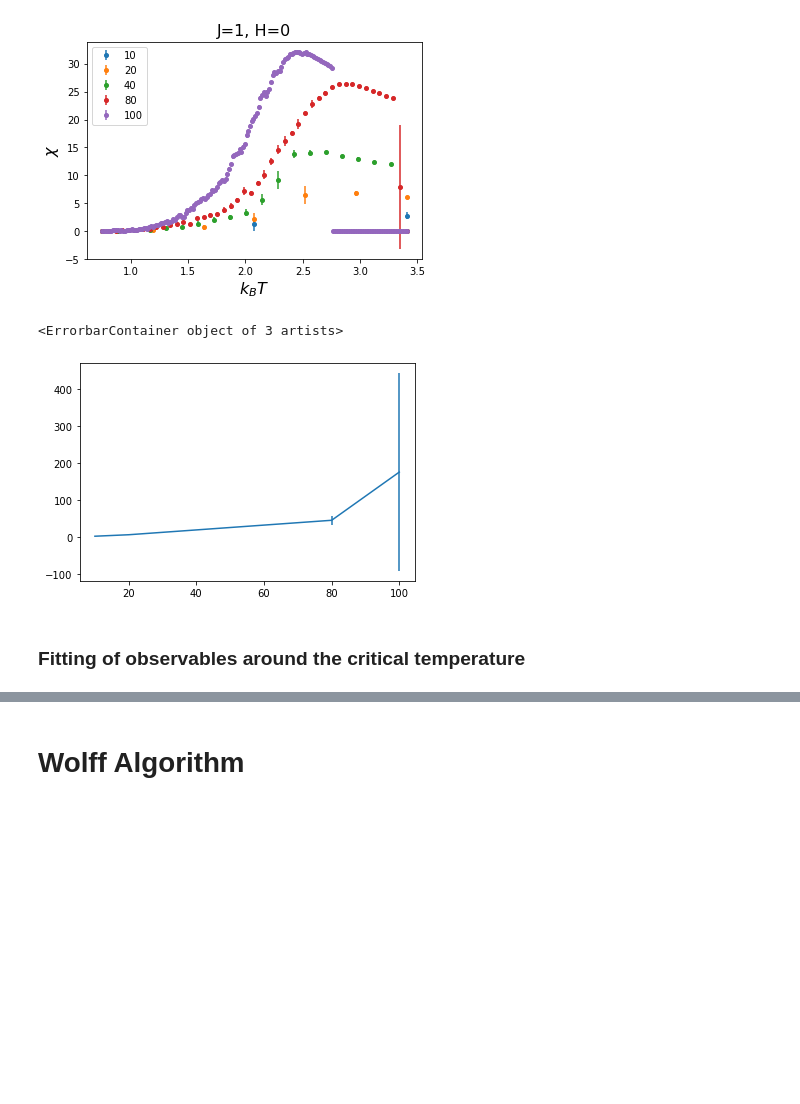
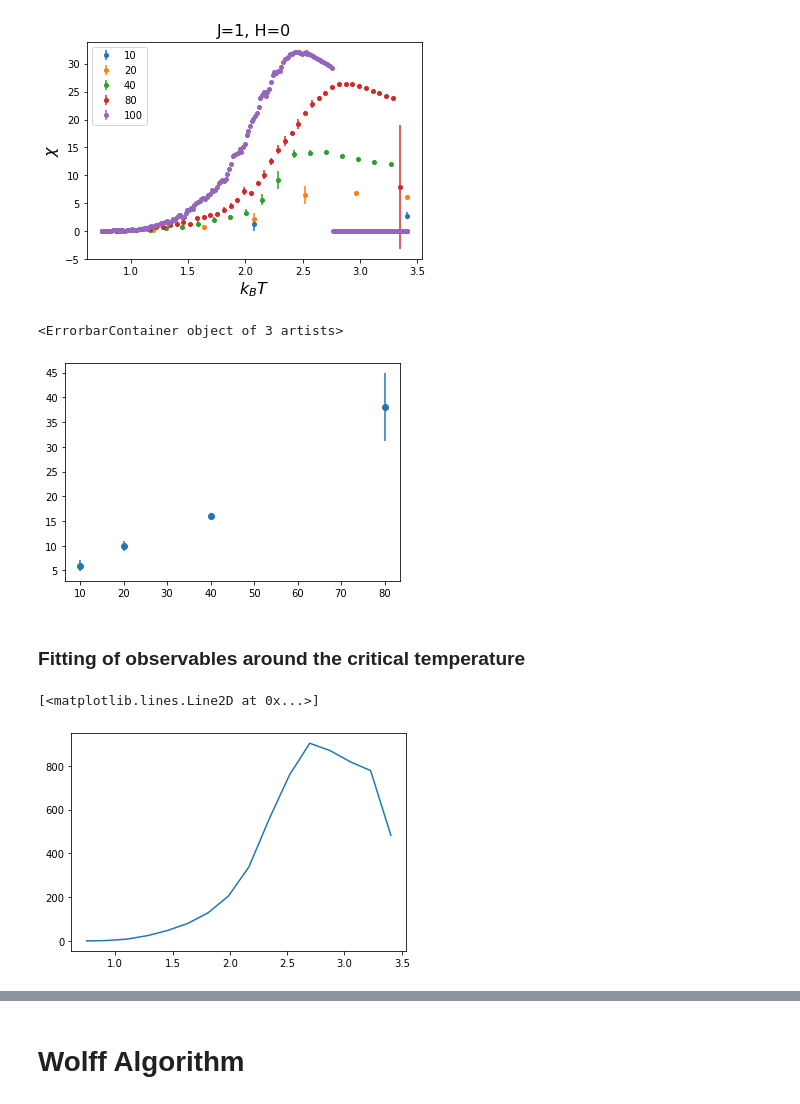
Before and after one commit to bernwo/AP3082-Ising-Model, a Jupyter notebook: scripts/results.ipynb, the cells around one changed output, grey strips where cells are left out. Saved outputs shown, nothing was run; the diff lists cells and outputs as text; code cells hidden in the pictures; blank space fills up the shorter version.

```diff
--- a/scripts/results.ipynb
+++ b/scripts/results.ipynb
@@ -129,10 +131,10 @@ for mag in magnets:
     taus.append(np.array(mag)[3])
     error_taus.append(np.array(mag)[4])
 taus
-plt.errorbar(lengths,taus,yerr=np.concatenate(error_taus))
+plt.errorbar(lengths[:-2],taus[:-2],yerr=np.concatenate(error_taus[:-2]),fmt='o')
 # %% [output]
 <ErrorbarContainer object of 3 artists>
-[figure, old version]
+[figure, new version]
 # %% [markdown]
 ### Fitting of observables around the critical temperature
 # %%
@@ -142,4 +150,9 @@ _, obs = evolution.evolution(f=metropolis.metropolis_evolution,
                                                       T_init=T_i,
                                                       T_max=T_f,
                                                       dT=step)
+# %%
+plt.plot(obs[2][0],obs[2][1])
+# %% [output]
+[<matplotlib.lines.Line2D at 0x...>]
+[figure, added]
 # %%
```
Also changed, not shown: parts of 11 cells of this notebook, 4 other files.
